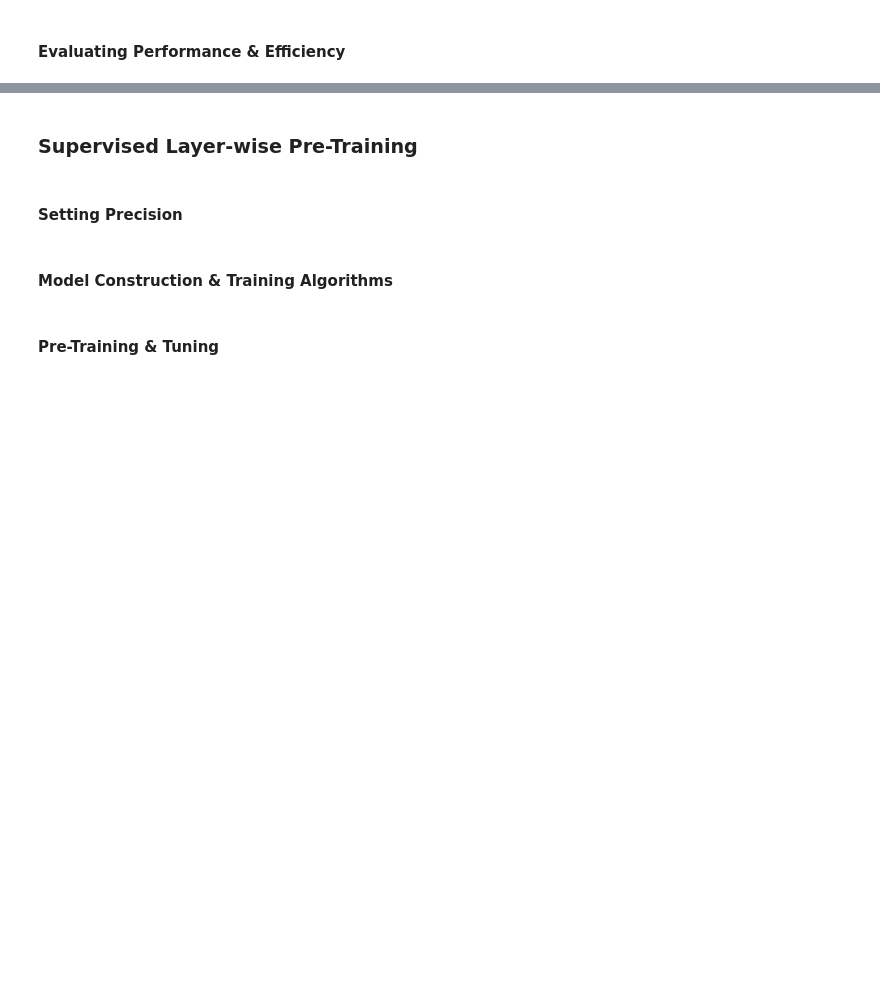
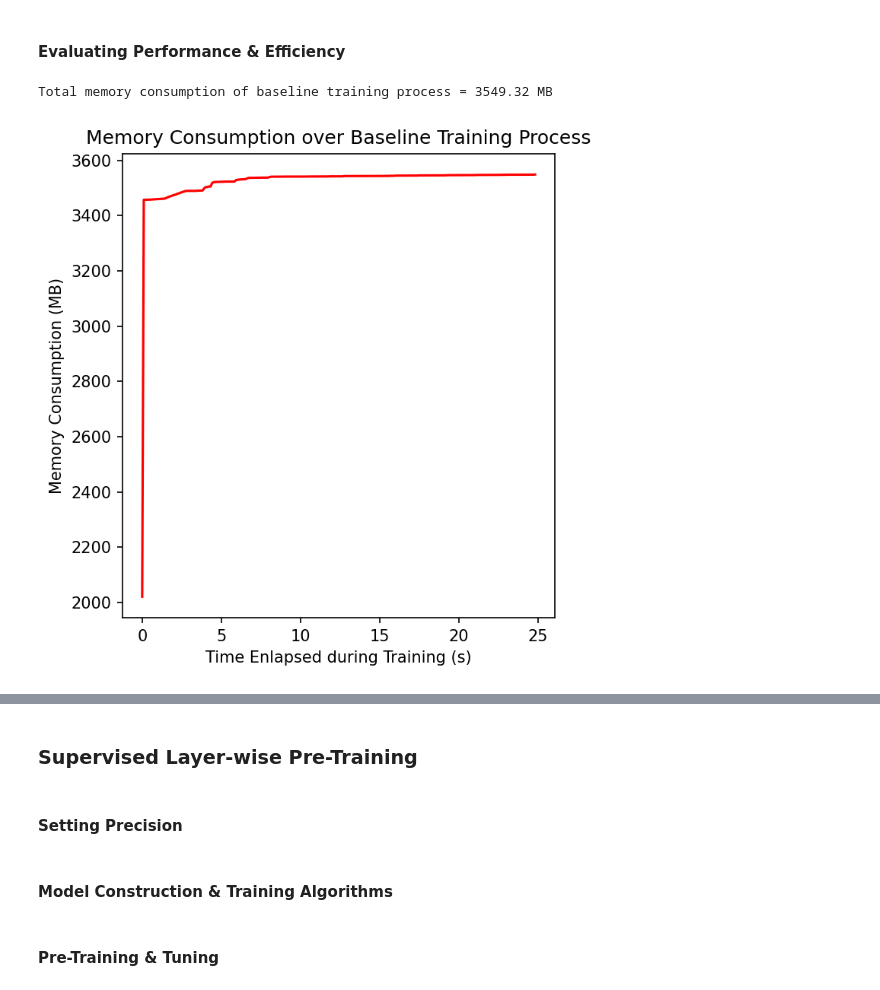
Before and after one commit to gittmp/efficient-deep-learning, a Jupyter notebook: Program/risk-forecasting.ipynb, the cells around one changed output, grey strips where cells are left out. Cells and saved outputs as stored; diff of their text form; code cells hidden in the pictures; blank space fills up the shorter version.

```diff
--- a/Program/risk-forecasting.ipynb
+++ b/Program/risk-forecasting.ipynb
@@ -10,7 +10,7 @@ TIME_PROFILING = False
 MEMORY_PROFILING = True
 
 BASELINE = True
-LOW_BIT_TRAINING = False
+LOW_BIT_TRAINING = True
 PROGRESSIVE_TRAINING = False
 ACTIVE_LEARNING = False
 
@@ -603,6 +631,13 @@ if LOW_BIT_TRAINING:
         mp_profiler = LineProfiler()
         profile_function = mp_profiler(train_model)
         profile_function(mp_model, X_train, y_train, 'mixed-precision')
-    else:
+
+    if MEMORY_PROFILING:
+        # memory profiling of nixed-precision training process
+        mp_model_2 = build_model(X_train)
+        save_history = not TIME_PROFILING
+        mp_memory = memory_usage((train_model, (mp_model_2, X_train, y_train, 'mixed-precision', save_history)), interval=0.1, include_children=True)
+
+    if not TIME_PROFILING and not MEMORY_PROFILING:
         # training
         train_model(mp_model, X_train, y_train, 'mixed-precision')
@@ -612,6 +668,23 @@ if LOW_BIT_TRAINING:
 if BASELINE and TIME_PROFILING:
     print("Profiling the mixed-precision training process (Time in microseconds):", end='\n\n')
     mp_profiler.print_stats()
+# %%
+if BASELINE and MEMORY_PROFILING:
+    # plot memory usage over the training process
+    print(f"Total memory consumption of baseline training process = {mp_memory[-1]:.2f} MB")
+    fig, ax = plt.subplots(figsize=(5, 5), dpi=150)
+
+    x_axis_values = np.linspace(0, 0.1 * len(mp_memory), len(mp_memory))
+    ax.plot(x_axis_values, mp_memory, color='r', label="Training")
+    ax.set_xlabel('Time Enlapsed during Training (s)')
+    ax.set_ylabel('Memory Consumption (MB)')
+    ax.set_title('Memory Consumption over Baseline Training Process')
+
+    plt.tight_layout()
+    plt.show()
+# %% [output]
+Total memory consumption of baseline training process = 3549.32 MB
+[figure, added]
 # %%
 if LOW_BIT_TRAINING:
     # training loss plots
```
Also changed, not shown: parts of 18 cells of this notebook.
